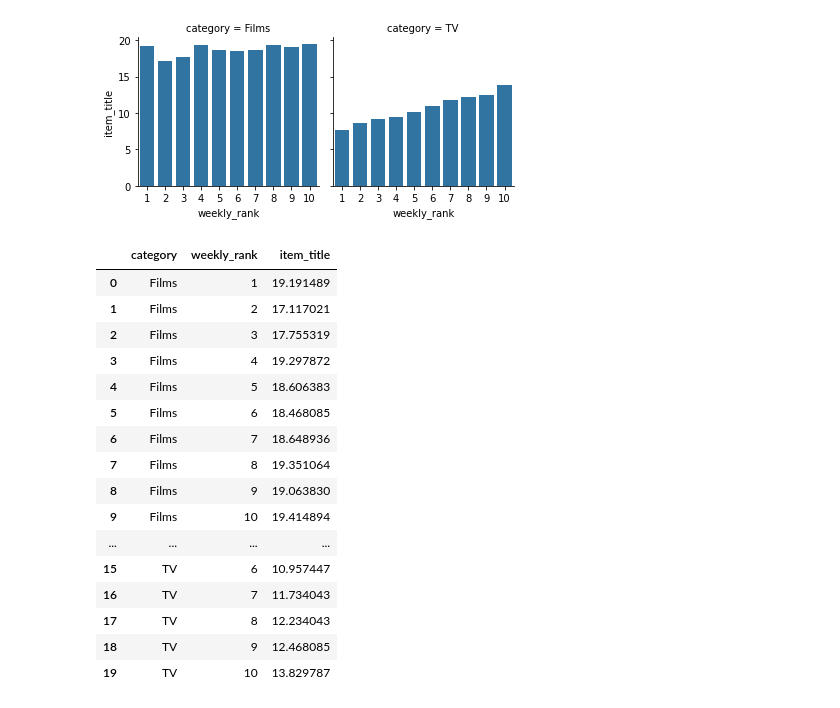
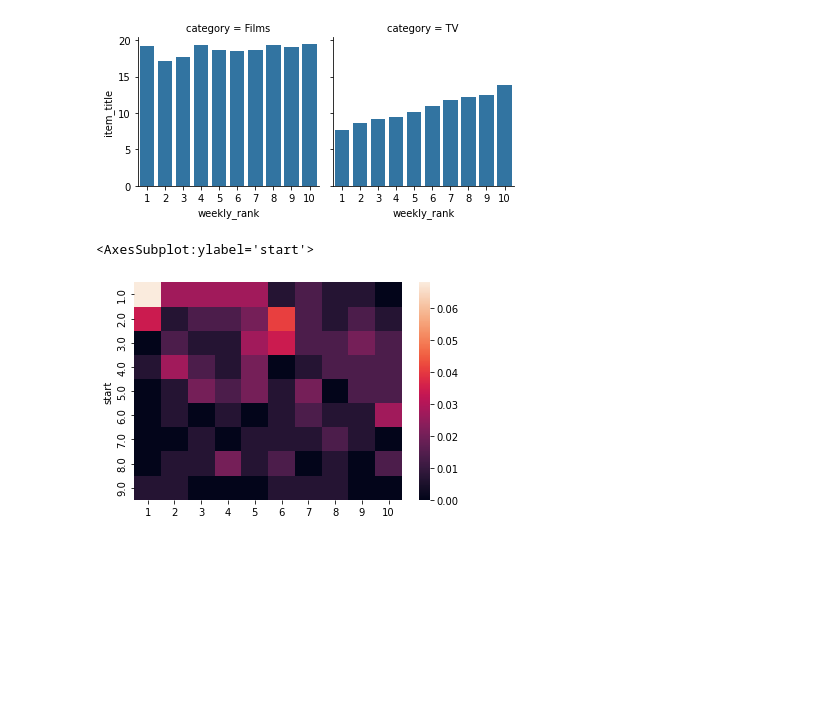
Before and after one commit to NHagar/Research-netflix, a Jupyter notebook: eda/descriptive_stats.ipynb, the cells around one changed output. Cells and saved outputs as stored; diff of their text form; code cells hidden in the pictures; blank space fills up the shorter version.

Commit message:
sample transition probabilities

```diff
--- a/eda/descriptive_stats.ipynb
+++ b/eda/descriptive_stats.ipynb
@@ -110,24 +95,3 @@ g.map(sns.barplot, 'weekly_rank', 'item_title')
 # %% [output]
 <seaborn.axisgrid.FacetGrid at 0x...>
 [figure]
-# %%
-# Rank transition probabilities
-mean_first_counts
-# %% [output]
-|  | category | weekly_rank | item_title |
-| 0 | Films | 1 | 19.191489 |
-| 1 | Films | 2 | 17.117021 |
-| 2 | Films | 3 | 17.755319 |
-| 3 | Films | 4 | 19.297872 |
-| 4 | Films | 5 | 18.606383 |
-| 5 | Films | 6 | 18.468085 |
-| 6 | Films | 7 | 18.648936 |
-| 7 | Films | 8 | 19.351064 |
-| 8 | Films | 9 | 19.063830 |
-| 9 | Films | 10 | 19.414894 |
-| ... | ... | ... | ... |
-| 15 | TV | 6 | 10.957447 |
-| 16 | TV | 7 | 11.734043 |
-| 17 | TV | 8 | 12.234043 |
-| 18 | TV | 9 | 12.468085 |
-| 19 | TV | 10 | 13.829787 |
@@ -135,0 +98,26 @@ mean_first_counts
+# %%
+def concat(a):
+    """Concatenates transition pairs for probability calculation"""
+    return ' '.join(str(i) for i in a)
+# %%
+# Rank transition probabilities
+sample = df[(df.country_name=='Argentina') & (df.category=='Films')].sort_values(by='week')[['item_title', 'weekly_rank', 'week']]
+arr = pd.pivot(sample, index='item_title', columns='week', values='weekly_rank').fillna(0).to_numpy()
+window_view = np.lib.stride_tricks.sliding_window_view(arr, 2, 1)
+pairs = np.apply_along_axis(concat, 2, window_view).flatten()
+pair_counts = Counter(pairs)
+s = sum(pair_counts.values())
+prob_dict = {k: v/s for k, v in pair_counts.items()}
+nonzero_counts = {k: v for k, v in pair_counts.items() if '0.0' not in k}
+s_nonzero = sum(nonzero_counts.values())
+prob_dict_nonzero = {k: v/s_nonzero for k, v in nonzero_counts.items()}
+prob_table = []
+for k, v in prob_dict_nonzero.items():
+    start, end = k.split(' ')
+    prob_table.append({"start": start, "end": end, "prob": v})
+prob_table_df = pd.pivot(pd.DataFrame(prob_table), index='start', columns='end', values='prob').fillna(0)
+prob_table_df.columns = [int(float(i)) for i in prob_table_df.columns]
+sns.heatmap(prob_table_df[sorted(prob_table_df.columns)])
+# %% [output]
+<AxesSubplot:ylabel='start'>
+[figure, added]
```
Also changed, not shown: parts of 3 cells of this notebook.
